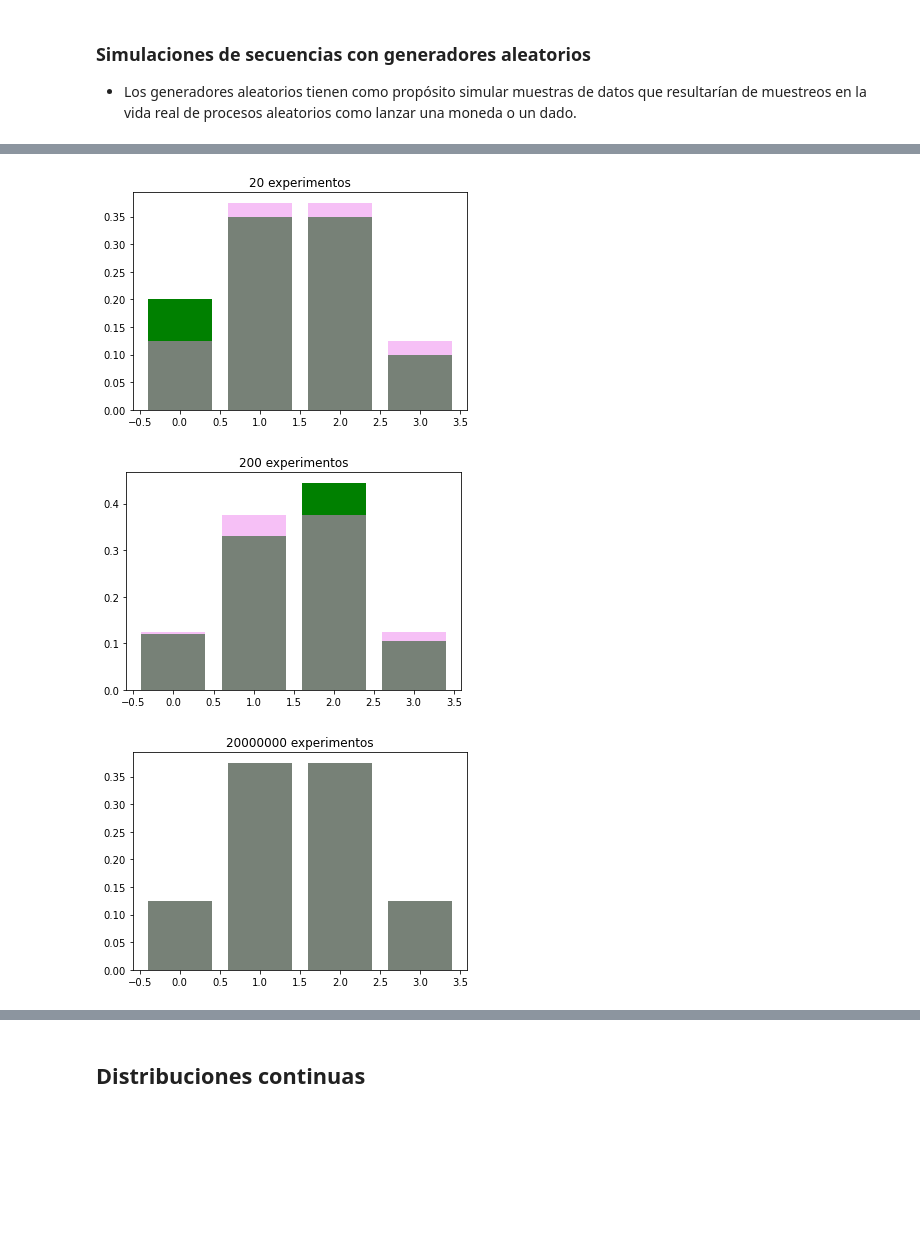
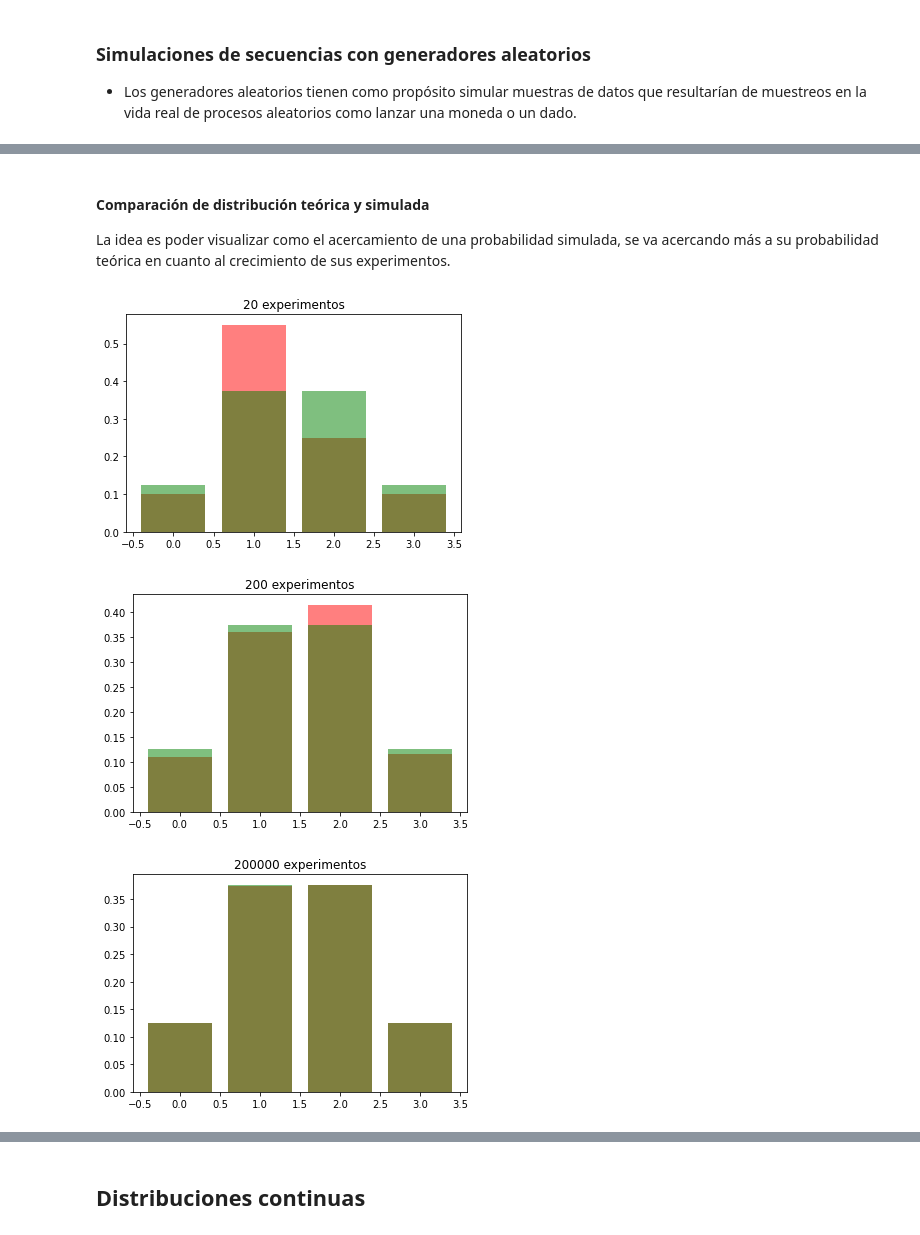
Before and after one commit to mazzaroli/probabilistic-statistics, a Jupyter notebook: estadistica-probabilistica.ipynb, the cells around one changed output, grey strips where cells are left out. Drawn from its saved outputs; the diff is of its cells as text; code cells hidden in the pictures; blank space fills up the shorter version.

```diff
--- a/estadistica-probabilistica.ipynb
+++ b/estadistica-probabilistica.ipynb
@@ -1308,0 +1291,3 @@ binomial(n,p) #numpy.random.binomial
+# %%
+values=[0,1,2,3]
+[binom(3,.5).pmf(k) for k in values]
@@ -1308,0 +1300,14 @@ binomial(n,p) #numpy.random.binomial
+# %%
+arr = []
+
+def simulada(intentos, exito, probabilidad):
+    for _ in range(intentos):
+        arr.append(binomial(exito, probabilidad))
+
+    x = np.copy(values)
+    y = [binom(3,.5).pmf(k) for k in values]
+    plt.bar(x,y)
+    plt.show()
+    print(y) # imprimimos las probabilidades
+
+simulada(10000,3,.5)
@@ -1309,24 +1317,28 @@ binomial(n,p) #numpy.random.binomial
+# %% [markdown]
+#### Comparación de distribución teórica y simulada
+
+La idea es poder visualizar como el acercamiento de una probabilidad simulada, se va acercando más a su probabilidad teórica en cuanto al crecimiento de sus experimentos.
 # %%
 def plot_hist(num_trials):
     values = [0,1,2,3]
     arr = []
 
     for _ in range(num_trials):
         arr.append(binomial(3,0.5))
 
     distribucion_simulada = np.unique(arr, return_counts=True)[1]/len(arr)
     distribucion_teorica = [binom(3,0.5).pmf(k) for k in values]
 
-    plt.bar(values, distribucion_simulada, color = 'green')
-    plt.bar(values, distribucion_teorica, alpha=0.5,color='violet')
+    plt.bar(values, distribucion_simulada,alpha=0.5, color = 'red')
+    plt.bar(values, distribucion_teorica, alpha=0.5,color='green')
 
     plt.title('{} experimentos'.format(num_trials))
     plt.show()
 
 plot_hist(20)
 plot_hist(200)
-plot_hist(20000000)
+plot_hist(200000)
 # %% [output]
-[figure, old version]
+[figure, new version]
-[figure, old version]
+[figure, new version]
-[figure, old version]
+[figure, new version]
```
Also changed, not shown: parts of 16 cells of this notebook.
